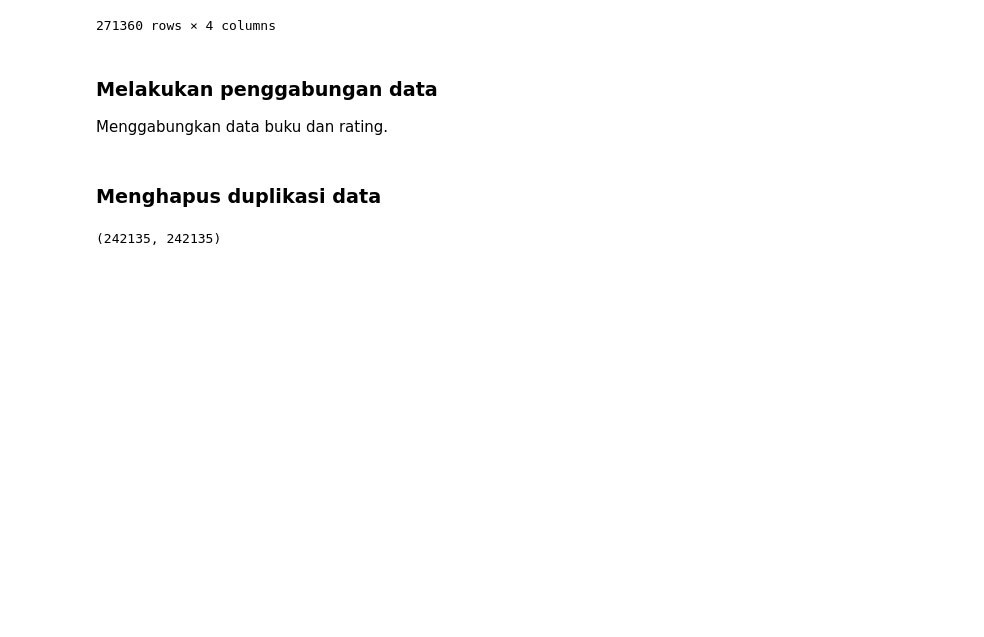
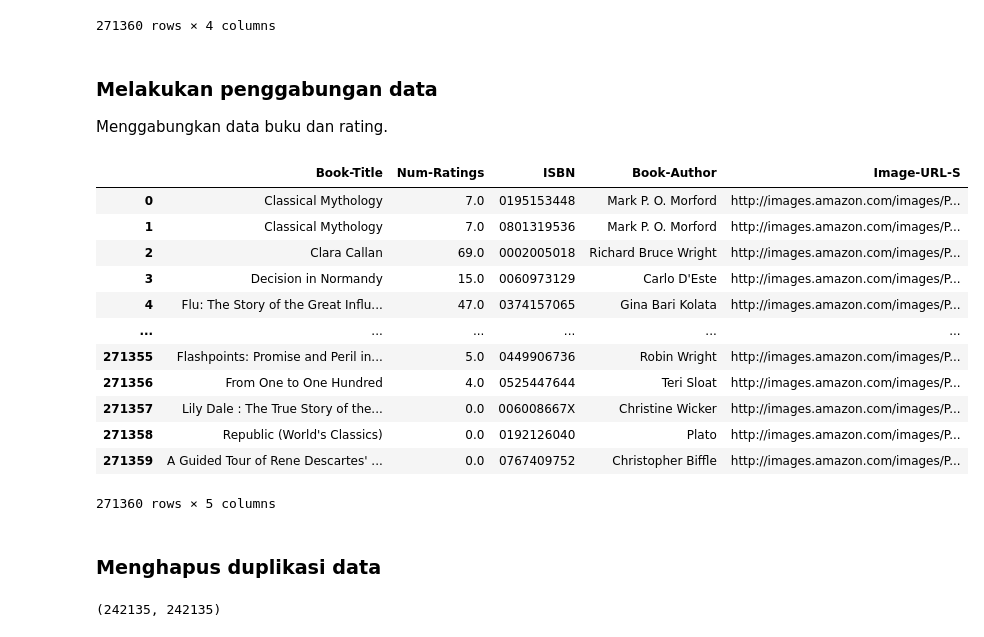
Before and after one commit to ziss11/books-recommendation, a Jupyter notebook: BookRecommendation.ipynb, the cells around one changed output. Saved outputs shown, nothing was run; the diff lists cells and outputs as text; code cells hidden in the pictures; blank space fills up the shorter version.

```diff
--- a/BookRecommendation.ipynb
+++ b/BookRecommendation.ipynb
@@ -289,6 +295,22 @@ new_ratings.rename(columns={'Book-Rating':'Num-Ratings'}, inplace=True)
 new_books = pd.DataFrame({'Book-Title': books['Book-Title'].unique()})
 new_books = pd.merge(new_books, new_ratings, on='Book-Title', how='left')
 new_books = new_books.merge(books, on='Book-Title').drop_duplicates('ISBN')
+# %%
+new_books
+# %% [output]
+|  | Book-Title | Num-Ratings | ISBN | Book-Author | Image-URL-S |
+| 0 | Classical Mythology | 7.0 | 0195153448 | Mark P. O. Morford | http://images.amazon.com/images/P... |
+| 1 | Classical Mythology | 7.0 | 0801319536 | Mark P. O. Morford | http://images.amazon.com/images/P... |
+| 2 | Clara Callan | 69.0 | 0002005018 | Richard Bruce Wright | http://images.amazon.com/images/P... |
+| 3 | Decision in Normandy | 15.0 | 0060973129 | Carlo D'Este | http://images.amazon.com/images/P... |
+| 4 | Flu: The Story of the Great Influ... | 47.0 | 0374157065 | Gina Bari Kolata | http://images.amazon.com/images/P... |
+| ... | ... | ... | ... | ... | ... |
+| 271355 | Flashpoints: Promise and Peril in... | 5.0 | 0449906736 | Robin Wright | http://images.amazon.com/images/P... |
+| 271356 | From One to One Hundred | 4.0 | 0525447644 | Teri Sloat | http://images.amazon.com/images/P... |
+| 271357 | Lily Dale : The True Story of the... | 0.0 | 006008667X | Christine Wicker | http://images.amazon.com/images/P... |
+| 271358 | Republic (World's Classics) | 0.0 | 0192126040 | Plato | http://images.amazon.com/images/P... |
+| 271359 | A Guided Tour of Rene Descartes' ... | 0.0 | 0767409752 | Christopher Biffle | http://images.amazon.com/images/P... |
+271360 rows × 5 columns
 # %% [markdown]
 ### **Menghapus duplikasi data**
 # %%
```
Also changed, not shown: parts of 5 cells of this notebook.
